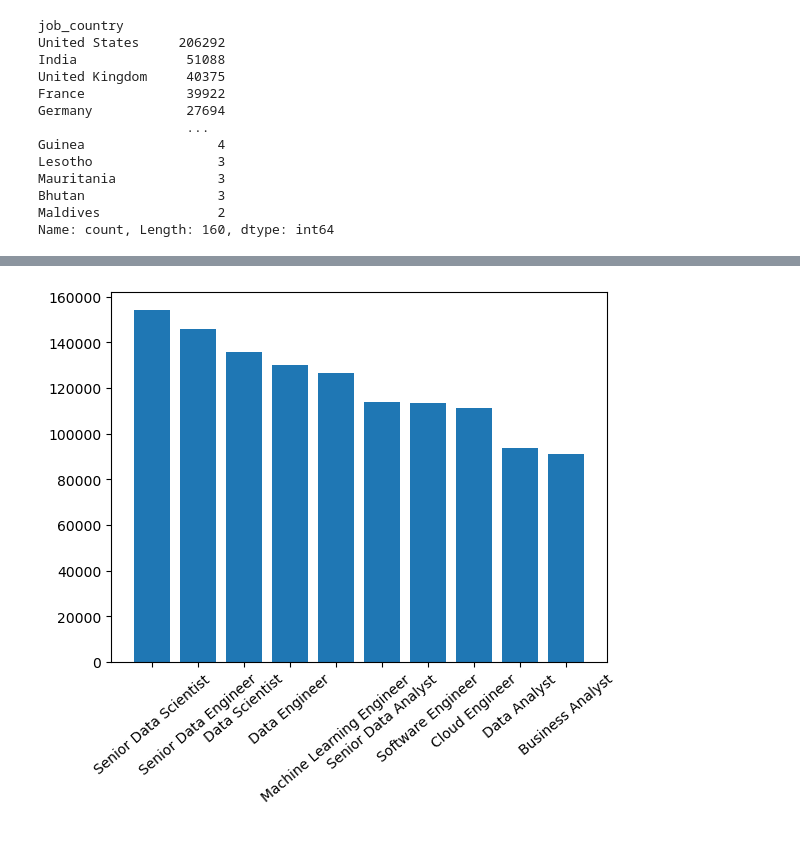
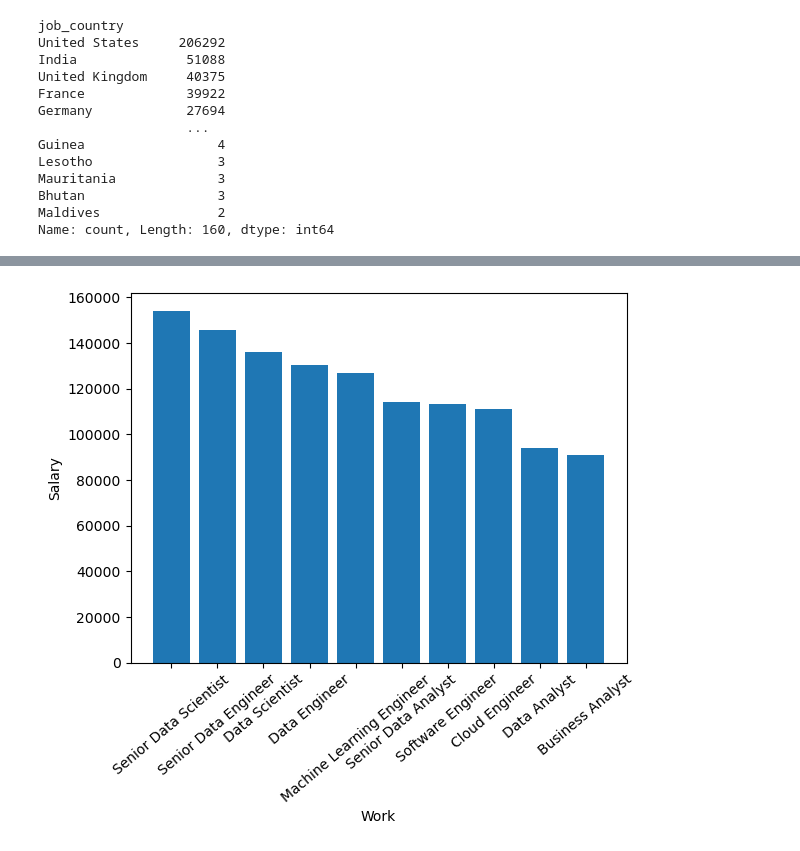
Before and after one commit to MatteoBarel57/programminglab2, a Jupyter notebook: Es3.ipynb, the cells around one changed output, grey strips where cells are left out. Cells and saved outputs as stored; diff of their text form; code cells hidden in the pictures.

```diff
--- a/Es3.ipynb
+++ b/Es3.ipynb
@@ -118,8 +125,10 @@ Name: salary_year_avg, Length: 160, dtype: float64
 # %%
 salary_by_title = df.groupby('job_title_short')['salary_year_avg'].mean().sort_values(ascending=False)
 
 plt.bar(salary_by_title.index, salary_by_title.values)
 plt.xticks(rotation = 40)
+plt.xlabel("Work")
+plt.ylabel("Salary")
 plt.show()
 # %% [output]
-[figure, old version]
+[figure, new version]
```
Also changed, not shown: parts of 2 cells of this notebook.
